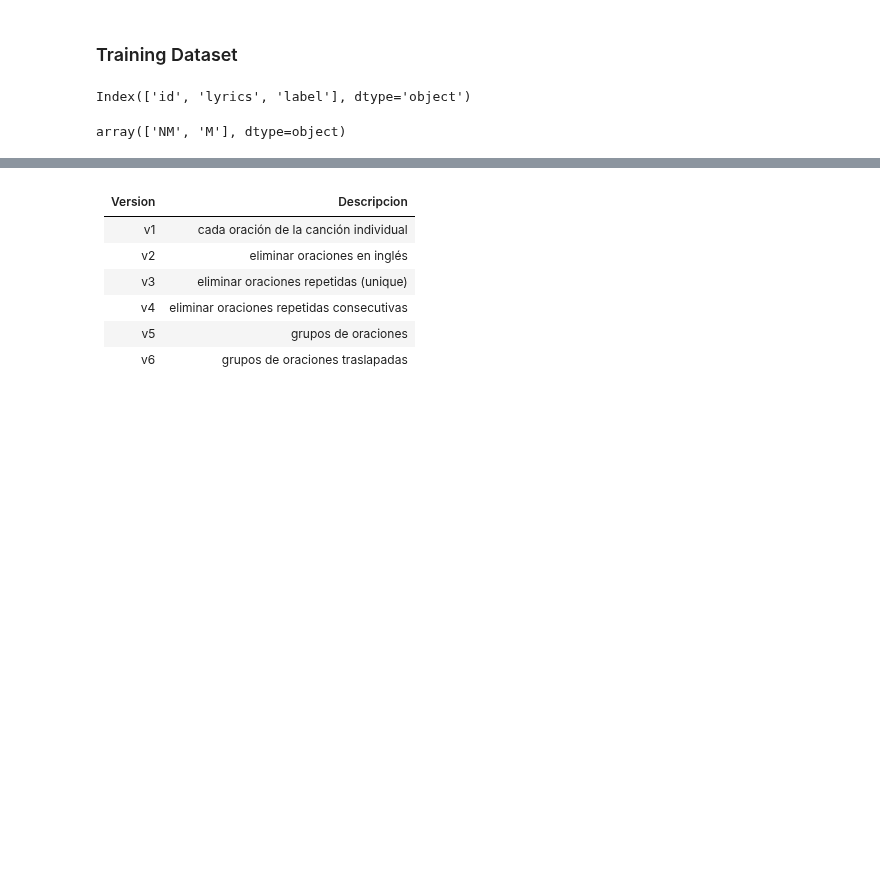
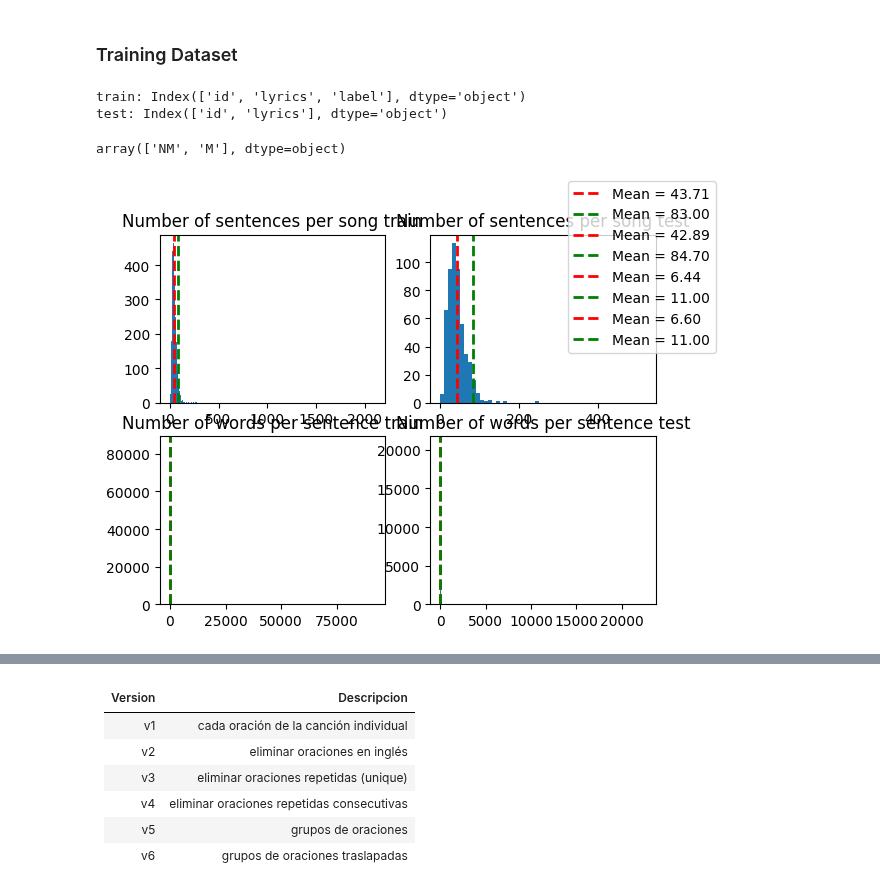
Before and after one commit to sdamians/DSVS_MiSonGyny2025, a Jupyter notebook: notebooks/subtask2.ipynb, the cells around one changed output, grey strips where cells are left out. Saved outputs shown, nothing was run; the diff lists cells and outputs as text; code cells hidden in the pictures; blank space fills up the shorter version.

Commit message:
preparation for test results

```diff
--- a/notebooks/subtask2.ipynb
+++ b/notebooks/subtask2.ipynb
@@ -17,19 +17,37 @@ TASK = "task2"
 ### Training Dataset
 # %%
 train_df = pd.read_csv(f"../datasets/sub{TASK}_train_rev002.csv", encoding="utf-8")
-train_df.columns
+test_df  = pd.read_csv(f"../datasets/{TASK}_public_test_rev002.csv", encoding="utf-8")
+
+print(f"train: {train_df.columns}")
+print(f"test: {test_df.columns}")
 # %% [output]
-Index(['id', 'lyrics', 'label'], dtype='object')
+train: Index(['id', 'lyrics', 'label'], dtype='object')
+test: Index(['id', 'lyrics'], dtype='object')
 # %%
 train_df['label'].unique()
 # %% [output]
 array(['NM', 'M'], dtype=object)
 # %%
-classmap = { 'NR': 0, 'S': 1, 'V': 2, 'H': 3 }
-
-train_df['label'] = train_df['label'].apply(lambda x: classmap[x])
+train_df['label'] = train_df['label'].apply(lambda x: 0 if x == "NM" else 1)
 # %%
-train_dataset, con_dict = df_to_dataset(train_df)
+train_dataset, con_dict = df_to_dataset(train_df, columns=train_df.columns)
+test_dataset, _ = df_to_dataset(test_df, columns=test_df.columns, contractions_dict=con_dict)
+# %%
+# train
+def get_values(songs):
+    quantile      = 0.95
+    values = {}
+
+    values["song_sizes"]    = [ len(song) for song in songs ]
+    values["song_mean"]     = np.mean(values["song_sizes"])
+    values["song_quartile"] = np.quantile(values["song_sizes"], q=quantile)
+
+    values["sent_sizes"]    = [len(sentence.split(" ")) for song in songs for sentence in song]
+    values["sent_mean"]     = np.mean(values["sent_sizes"])
+    values["sent_quartile"] = np.quantile(values["sent_sizes"], q=quantile)
+
+    return values
 # %%
 import matplotlib.pyplot as plt
 import numpy as np
@@ -68 +87,5 @@ def plot_sentence_length(songs, quantile=0.95):
+# %%
+plot_statistics(train_dataset, test_dataset)
+# %% [output]
+[figure, added]
 # %%
```
Also changed, not shown: parts of 15 cells of this notebook, 7 other files.
